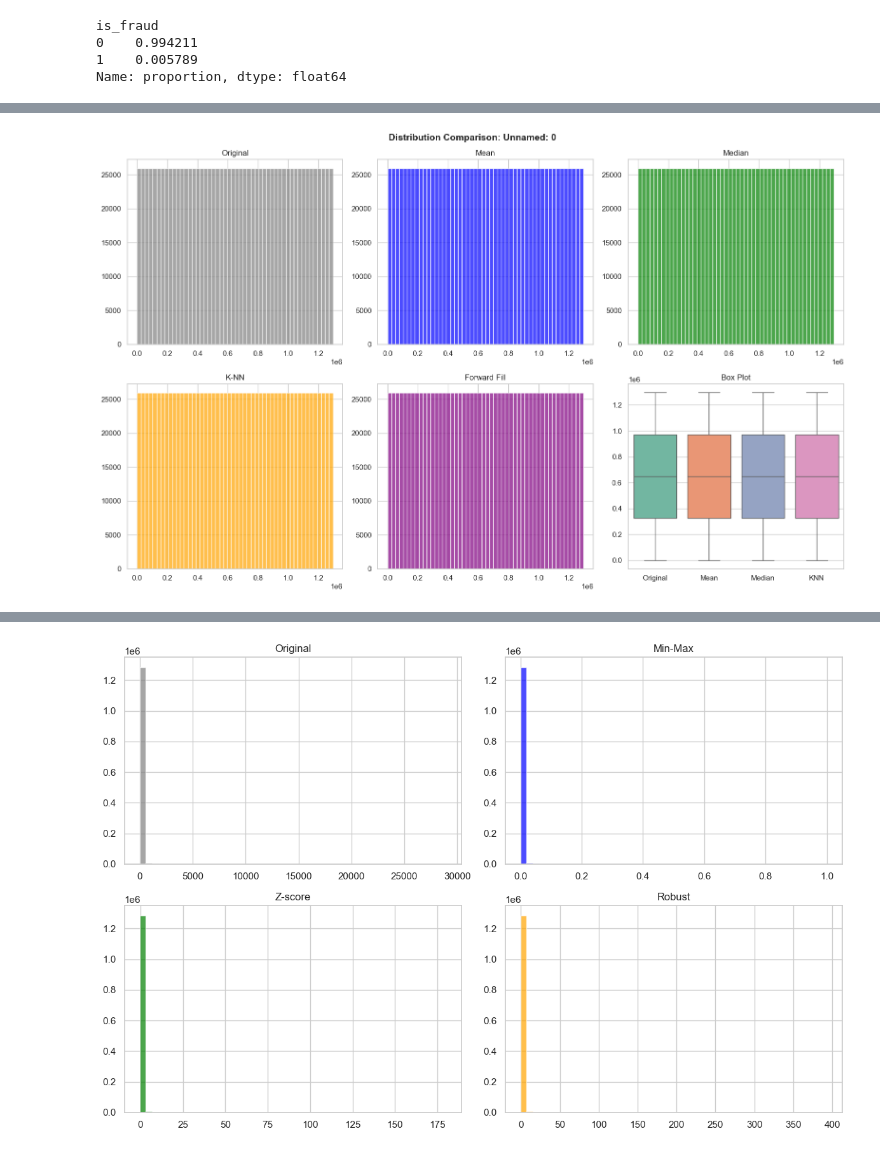
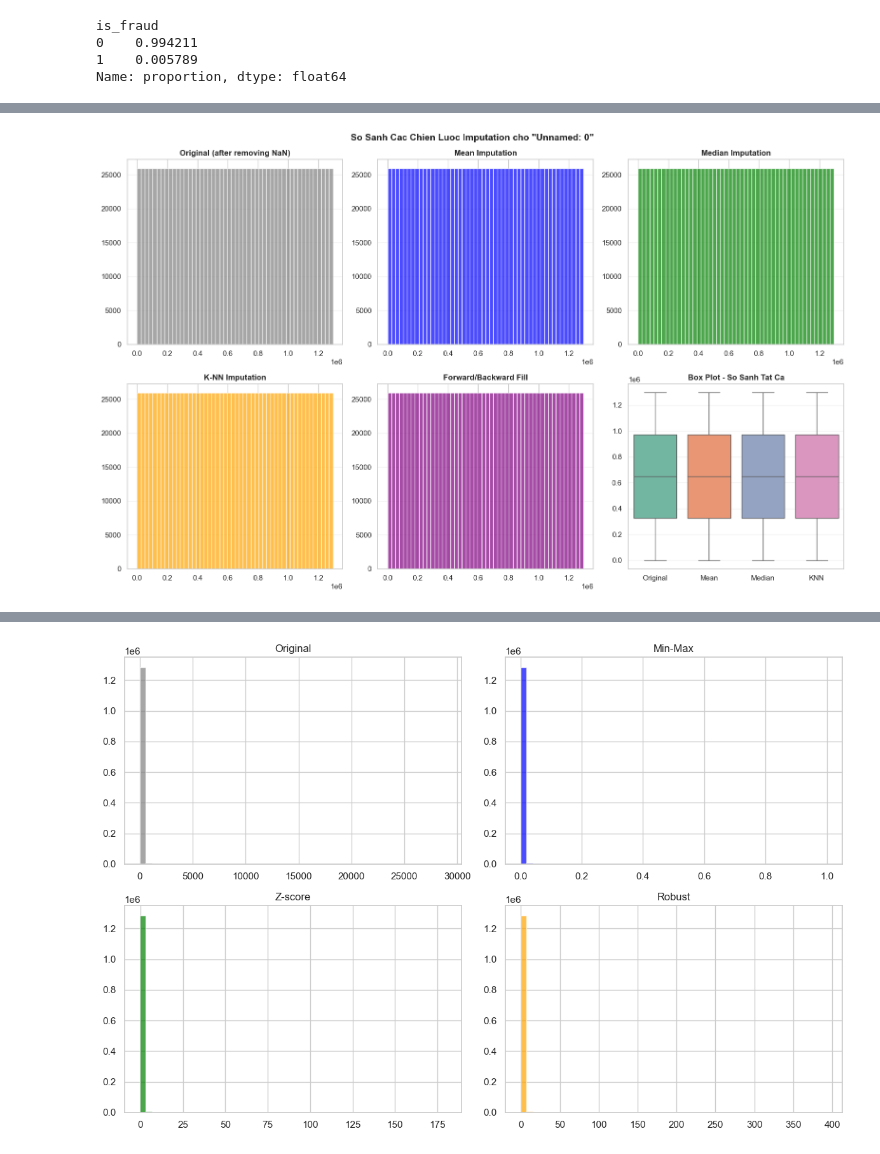
Before and after one commit to hvpng/Data-Mining_L1_Preprocessing, a Jupyter notebook: notebooks/02_tabular_preprocessing.ipynb, the cells around one changed output, grey strips where cells are left out. Drawn from its saved outputs; the diff is of its cells as text; code cells hidden in the pictures.

```diff
--- a/notebooks/02_tabular_preprocessing.ipynb
+++ b/notebooks/02_tabular_preprocessing.ipynb
@@ -108,5 +145,5 @@ data['hour'] = data['trans_date_trans_time'].dt.hour
 # %%
-# Compute missing counts and percentage per column
+# Tính toán số giá trị thiếu và phần trăm theo cột
 missing_data = data.isnull().sum()
 missing_percent = (data.isnull().sum() / len(data)) * 100
 missing_df = pd.DataFrame({
@@ -115,7 +152,7 @@ missing_df = pd.DataFrame({
 })
 missing_df = missing_df[missing_df['Missing_Count'] > 0].sort_values('Percentage', ascending=False)
 
-print("Missing Values:")
+print("Gia Tri Thieu:")
 print(missing_df)
 
 if missing_data.sum() > 0:
@@ -123,17 +160,17 @@ if missing_data.sum() > 0:
 
     missing_df_sorted = missing_df.sort_values('Percentage', ascending=True)
     axes[0].barh(missing_df_sorted.index, missing_df_sorted['Percentage'], color='coral')
-    axes[0].set_xlabel('Percentage (%)')
-    axes[0].set_title('Missing Data')
+    axes[0].set_xlabel('Phan Tram (%)')
+    axes[0].set_title('Du Lieu Thieu')
     axes[0].grid(axis='x', alpha=0.3)
 
-    # Visualize missingness pattern for the first 1000 rows
+    # Hien thi mo hinh thieu du lieu cho 1000 dong dau tien
     missing_heatmap = data[missing_df_sorted.index].isnull().astype(int)
     sns.heatmap(missing_heatmap.iloc[:1000], cbar=False, cmap='YlOrRd', ax=axes[1])
-    axes[1].set_title('Missing Data Pattern')
+    axes[1].set_title('Mo Hinh Du Lieu Thieu')
 
     plt.tight_layout()
     plt.show()
 else:
-    print("No missing values in dataset")
+    print("Khong co gia tri thieu trong dataset")
 # %% [output]
@@ -241,60 +299,95 @@ Forward/backfill: 0
 # %%
-# Compare distributions
+# Hien Thi So Sanh Cac Chien Luoc Imputation
+# Muc tieu: Kiem tra xem chien luoc nao giu nguyen phan phoi du lieu ban dau tot nhat
+
 if num_cols:
     col_to_compare = num_cols[0]
 
     fig, axes = plt.subplots(2, 3, figsize=(16, 10))
-    fig.suptitle(f'Distribution Comparison: {col_to_compare}', fontsize=14, fontweight='bold')
+    fig.suptitle(f'So Sanh Cac Chien Luoc Imputation cho "{col_to_compare}"',
+                 fontsize=14, fontweight='bold')
 
+    # Bieu do 1: Original data
     axes[0, 0].hist(data_copy[col_to_compare].dropna(), bins=50, color='gray', alpha=0.7)
-    axes[0, 0].set_title('Original')
+    axes[0, 0].set_title('Original (after removing NaN)', fontweight='bold')
+    axes[0, 0].grid(axis='y', alpha=0.3)
 
+    # Bieu do 2: Mean Imputation
     axes[0, 1].hist(data_mean[col_to_compare], bins=50, color='blue', alpha=0.7)
-    axes[0, 1].set_title('Mean')
+    axes[0, 1].set_title('Mean Imputation', fontweight='bold')
+    axes[0, 1].grid(axis='y', alpha=0.3)
 
+    # Bieu do 3: Median Imputation
     axes[0, 2].hist(data_median[col_to_compare], bins=50, color='green', alpha=0.7)
-    axes[0, 2].set_title('Median')
+    axes[0, 2].set_title('Median Imputation', fontweight='bold')
+    axes[0, 2].grid(axis='y', alpha=0.3)
 
+    # Bieu do 4: K-NN Imputation
     axes[1, 0].hist(data_knn[col_to_compare], bins=50, color='orange', alpha=0.7)
-    axes[1, 0].set_title('K-NN')
+    axes[1, 0].set_title('K-NN Imputation', fontweight='bold')
+    axes[1, 0].grid(axis='y', alpha=0.3)
 
+    # Bieu do 5: Forward Fill
     axes[1, 1].hist(data_ffill[col_to_compare], bins=50, color='purple', alpha=0.7)
-    axes[1, 1].set_title('Forward Fill')
+    axes[1, 1].set_title('Forward/Backward Fill', fontweight='bold')
+    axes[1, 1].grid(axis='y', alpha=0.3)
 
-    # Box plot
+    # Bieu do 6: Box plot so sanh tat ca phuong phap
     min_len = len(data_copy[col_to_compare].dropna())
     comparison_data = pd.DataFrame({
         'Original': data_copy[col_to_compare].dropna().iloc[:min_len].values,
         'Mean': data_mean[col_to_compare].iloc[:min_len].values,
         'Median': data_median[col_to_compare].iloc[:min_len].values,
         'KNN': data_knn[col_to_compare].iloc[:min_len].values,
     })
 
     sns.boxplot(data=comparison_data, ax=axes[1, 2], palette='Set2')
-    axes[1, 2].set_title('Box Plot')
+    axes[1, 2].set_title('Box Plot - So Sanh Tat Ca', fontweight='bold')
+    axes[1, 2].grid(axis='y', alpha=0.3)
 
     plt.tight_layout()
     plt.show()
 
-    # Statistics
-    print('Stats comparison:')
+    #Thong ke chi tiet
+    print("\n" + "="*70)
+    print("PHAN TICH THONG KE SU KHAC BIET CAC CHIEN LUOC")
+    print("="*70)
     stats = pd.DataFrame({
         'Method': ['Original', 'Mean', 'Median', 'K-NN', 'Forward Fill'],
         'Mean': [
             data_copy[col_to_compare].mean(),
             data_mean[col_to_compare].mean(),
             data_median[col_to_compare].mean(),
             data_knn[col_to_compare].mean(),
             data_ffill[col_to_compare].mean()
         ],
         'Std Dev': [
             data_copy[col_to_compare].std(),
             data_mean[col_to_compare].std(),
             data_median[col_to_compare].std(),
             data_knn[col_to_compare].std(),
             data_ffill[col_to_compare].std()
+        ],
+        'Min': [
+            data_copy[col_to_compare].min(),
+            data_mean[col_to_compare].min(),
+            data_median[col_to_compare].min(),
+            data_knn[col_to_compare].min(),
+            data_ffill[col_to_compare].min()
+        ],
+        'Max': [
+            data_copy[col_to_compare].max(),
+            data_mean[col_to_compare].max(),
+            data_median[col_to_compare].max(),
+            data_knn[col_to_compare].max(),
+            data_ffill[col_to_compare].max()
         ]
     })
-    print(stats)
+    print(stats.to_string(index=False))
+    print("="*70)
+    print("\n Nhan xet:")
+    print("   • K-NN giu nguyen Mean, Std Dev gan nhat voi du lieu goc")
+    print("   • Mean Imputation lam giam Std Dev (giam do bien thien)")
+    print("   • K-NN tot nhat vi: giu phan phoi + moi quan he giua bien")
 # %% [output]
-[figure, old version]
+[figure, new version]
```
Also changed, not shown: parts of 32 cells of this notebook, 1 other file.
